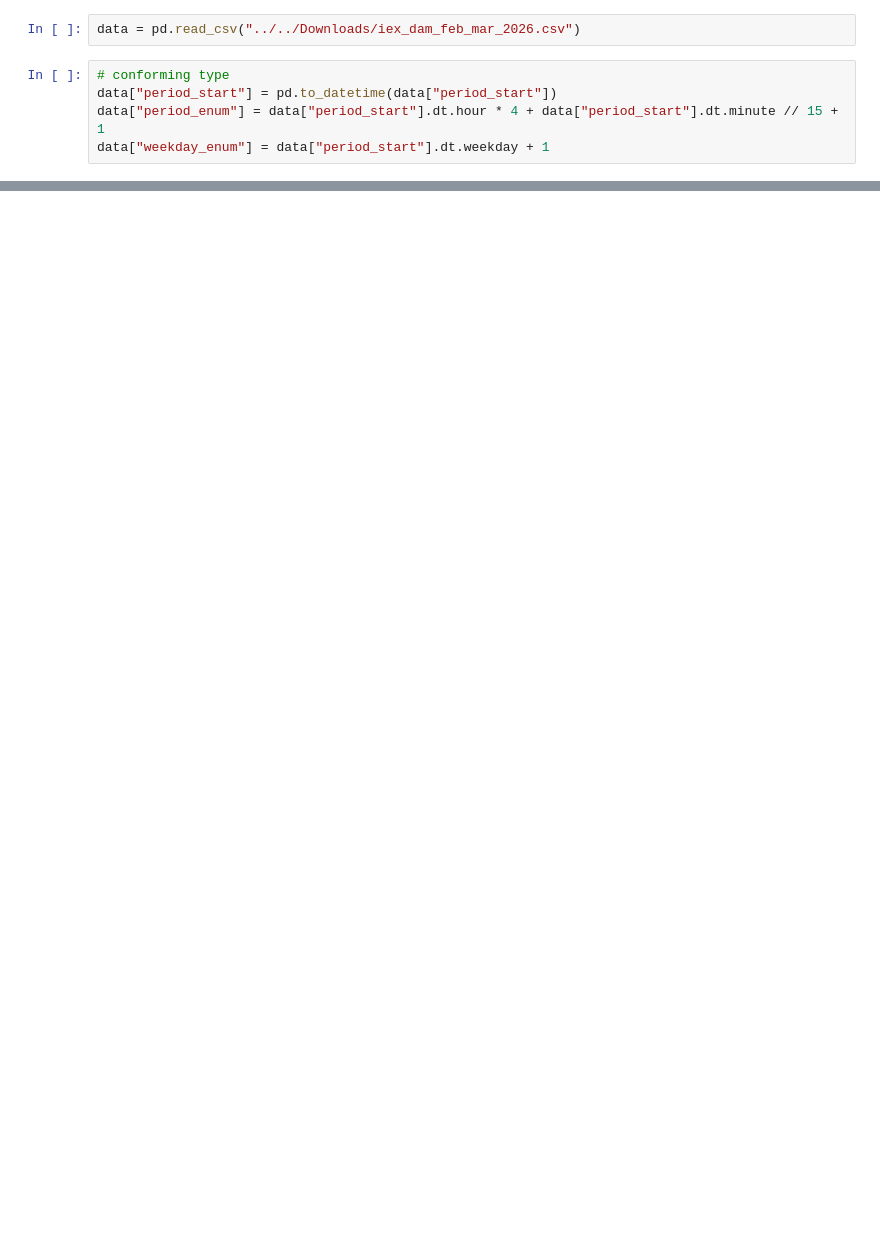
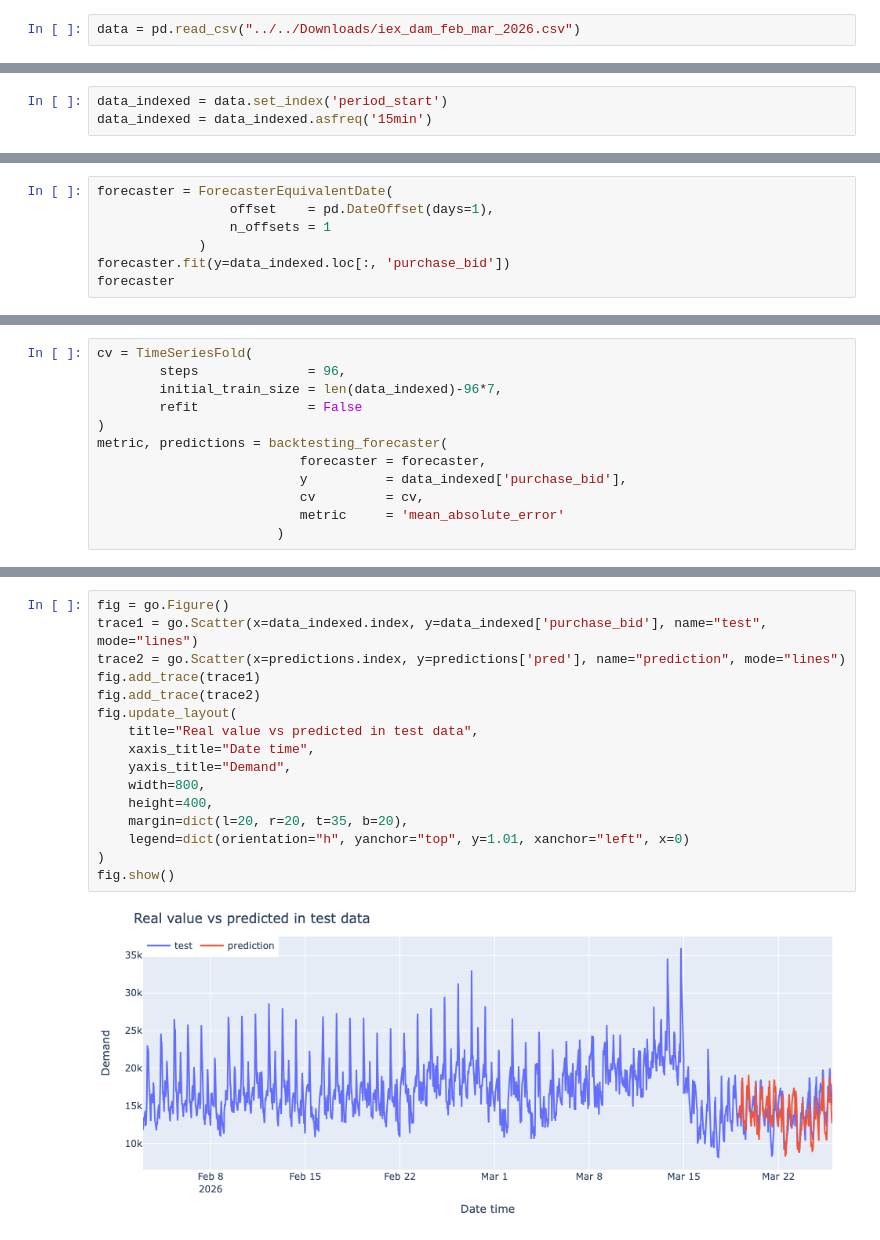
Before and after one commit to dhruvilsangani/EarthSync, a Jupyter notebook: Boost-forecast.ipynb, the cells around one changed output, grey strips where cells are left out. Saved outputs shown, nothing was run; the diff lists cells and outputs as text; blank space fills up the shorter version.

```diff
--- a/Boost-forecast.ipynb
+++ b/Boost-forecast.ipynb
@@ -15,7 +31,2 @@ from utilsforecast.losses import *
 # %%
 data = pd.read_csv("../../Downloads/iex_dam_feb_mar_2026.csv")
-# %%
-# conforming type
-data["period_start"] = pd.to_datetime(data["period_start"])
-data["period_enum"] = data["period_start"].dt.hour * 4 + data["period_start"].dt.minute // 15 + 1
-data["weekday_enum"] = data["period_start"].dt.weekday + 1
@@ -41,0 +33,3 @@ New feature count: 16
+# %%
+data_indexed = data.set_index('period_start')
+data_indexed = data_indexed.asfreq('15min')
@@ -41,0 +38,7 @@ New feature count: 16
+# %%
+forecaster = ForecasterEquivalentDate(
+                 offset    = pd.DateOffset(days=1),
+                 n_offsets = 1
+             )
+forecaster.fit(y=data_indexed.loc[:, 'purchase_bid'])
+forecaster
@@ -41,0 +62,12 @@ New feature count: 16
+# %%
+cv = TimeSeriesFold(
+        steps              = 96,
+        initial_train_size = len(data_indexed)-96*7,
+        refit              = False
+)
+metric, predictions = backtesting_forecaster(
+                          forecaster = forecaster,
+                          y          = data_indexed['purchase_bid'],
+                          cv         = cv,
+                          metric     = 'mean_absolute_error'
+                       )
@@ -42 +86,19 @@ New feature count: 16
+# %%
+fig = go.Figure()
+trace1 = go.Scatter(x=data_indexed.index, y=data_indexed['purchase_bid'], name="test", mode="lines")
+trace2 = go.Scatter(x=predictions.index, y=predictions['pred'], name="prediction", mode="lines")
+fig.add_trace(trace1)
+fig.add_trace(trace2)
+fig.update_layout(
+    title="Real value vs predicted in test data",
+    xaxis_title="Date time",
+    yaxis_title="Demand",
+    width=800,
+    height=400,
+    margin=dict(l=20, r=20, t=35, b=20),
+    legend=dict(orientation="h", yanchor="top", y=1.01, xanchor="left", x=0)
+)
+fig.show()
+# %% [output]
+[figure, added]
 # %% [markdown]
```
Also changed, not shown: parts of 41 cells of this notebook, 8 other files.
